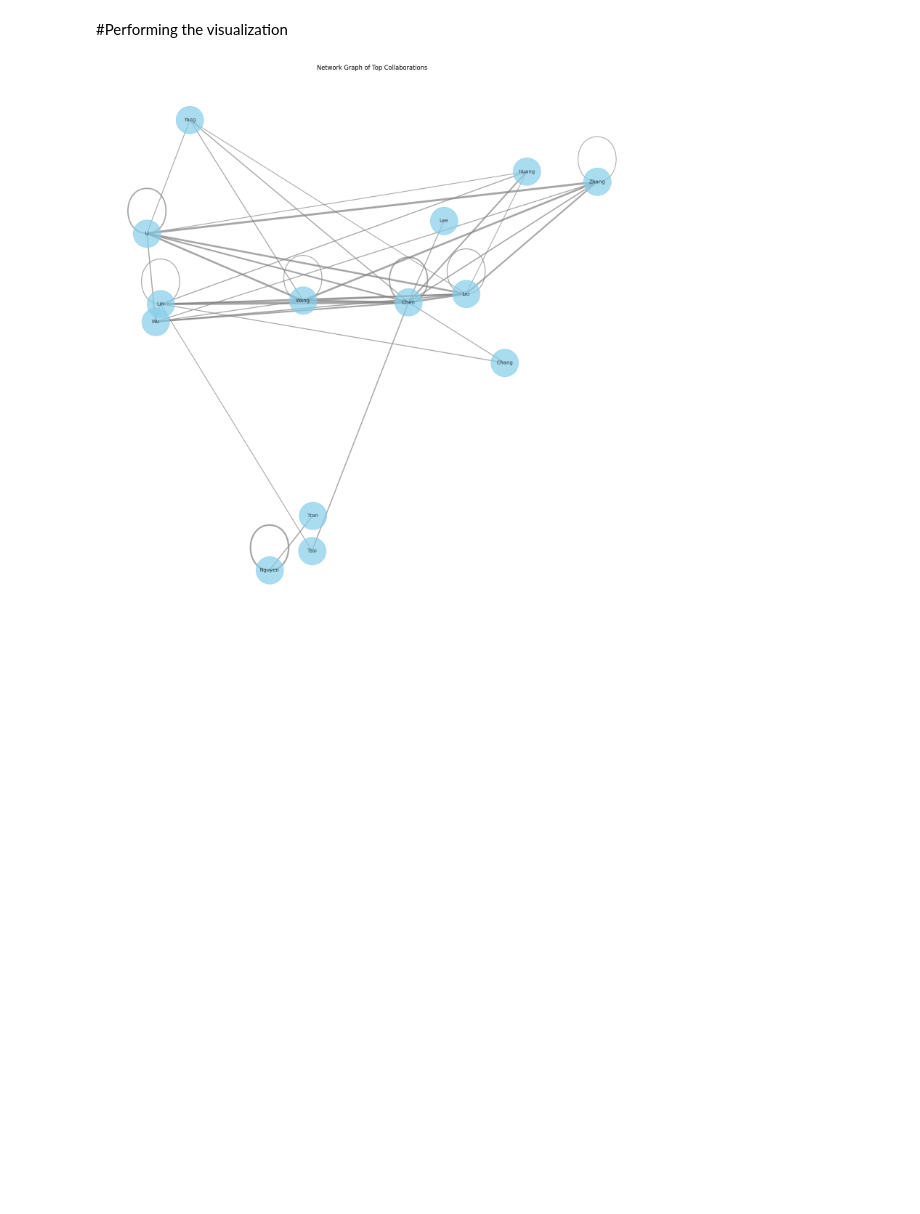
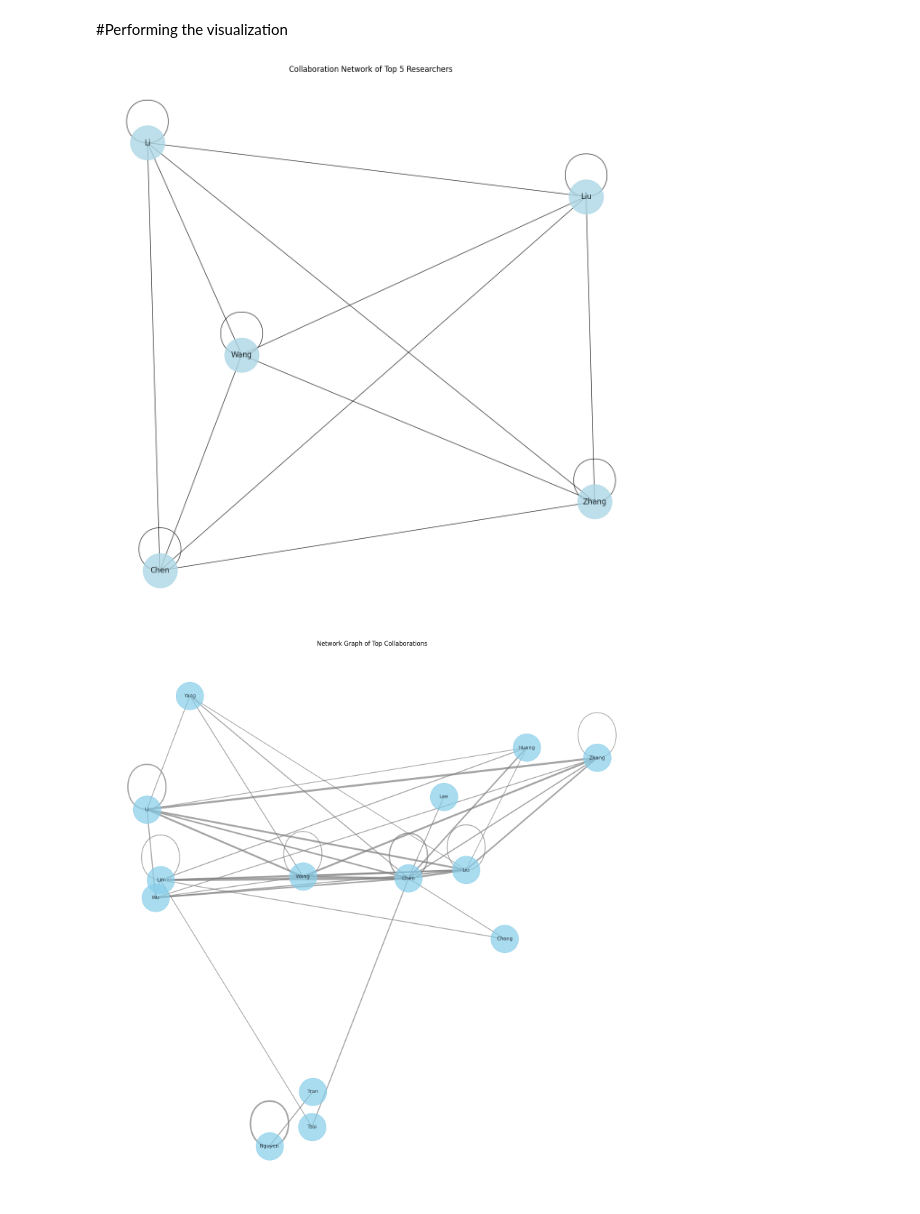
Before and after one commit to gnc506/Skills_Assessment, a Jupyter notebook: Skill_Assessment_2_Tabassum.ipynb, the cells around one changed output. Cells and saved outputs as stored; diff of their text form; code cells hidden in the pictures; blank space fills up the shorter version.

```diff
--- a/Skill_Assessment_2_Tabassum.ipynb
+++ b/Skill_Assessment_2_Tabassum.ipynb
@@ -64,3 +103,35 @@ top_collaborations_df.head(40)  # Display the top 30-40 collaborations
+# %%
+for _, paper in authors_data.groupby('PMID'):
+    authors = paper['AuthorLastname'].tolist()
+    for author in authors:
+        author_collaboration_counts[author] += len(authors) - 1  # Counting collaborations for each author
+# %%
+
+# Sorting authors by their number of collaborations
+sorted_authors = sorted(author_collaboration_counts.items(), key=lambda x: x[1], reverse=True)
+# %%
+# Selecting the top 10 authors
+top_5_authors = sorted_authors[:5]
+top_5_authors_names = [author[0] for author in top_5_authors]
+# %%
+# Creating a network graph for the top 10 authors
+G_top_5 = nx.Graph()
+
+for _, paper in authors_data.groupby('PMID'):
+    authors = [author for author in paper['AuthorLastname'].tolist() if author in top_5_authors_names]
+    for i in range(len(authors)):
+        for j in range(i + 1, len(authors)):
+            G_top_5.add_edge(authors[i], authors[j])
+# %%
+# Drawing the network graph
+plt.figure(figsize=(12, 12))
+nx.draw(G_top_5, with_labels=True, node_size=3000, node_color='lightblue', alpha=0.8, font_size=12)
+plt.title("Collaboration Network of Top 5 Researchers")
+
+plt.savefig('plot.png')
+plt.show()
+# %% [output]
+[figure, added]
 # %%
 # Commenting the code as the network is too complex for now to understand
 #import networkx as nx
```
Also changed, not shown: parts of 5 cells of this notebook.
